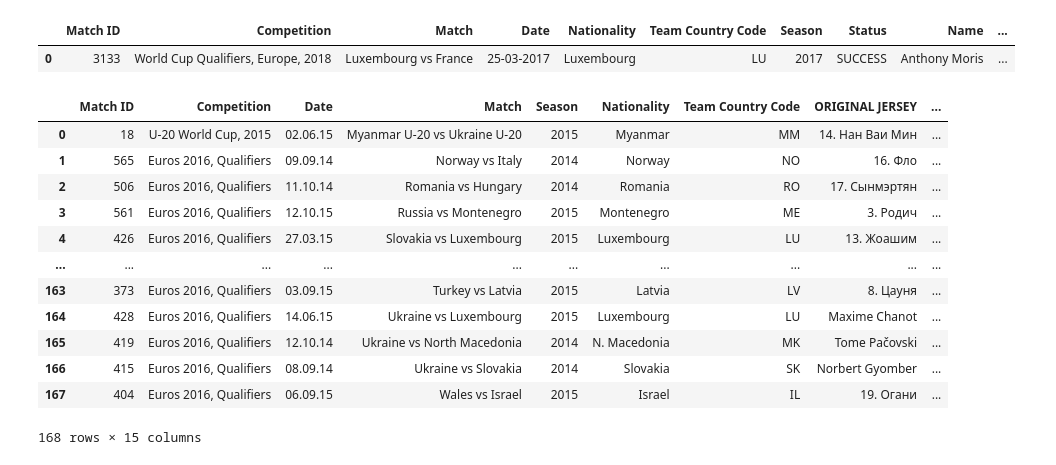
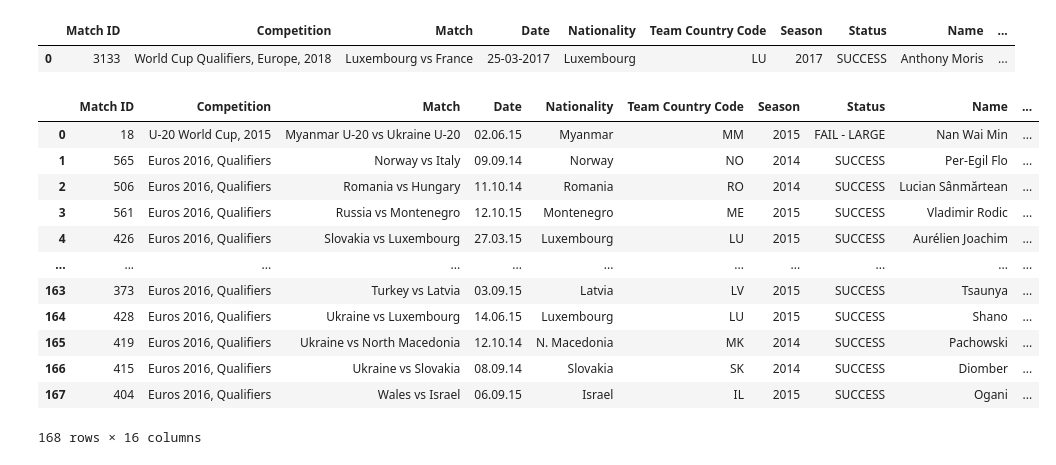
Before and after one commit to finnlsmith/footy_project_market_value_rankings, a Jupyter notebook: create_dataset_1/add_dfs_to_large_df.ipynb, the cells around one changed output. Cells and saved outputs as stored; diff of their text form; code cells hidden in the pictures.

```diff
--- a/create_dataset_1/add_dfs_to_large_df.ipynb
+++ b/create_dataset_1/add_dfs_to_large_df.ipynb
@@ -448,6 +448,8 @@ pink_Cyrillic = pink_Cyrillic.drop(columns={'Unnamed: 0', 'DF index', 'Status Ne
 pink_Cyrillic = pink_Cyrillic.rename(columns={'Country Code': 'Team Country Code'})
 pink_Cyrillic = pink_Cyrillic.rename(columns={'English Name': 'Name'})
 pink_Cyrillic = pink_Cyrillic.rename(columns={'Market Value New': 'Market Value'})
+pink_Cyrillic['Lookup Still Required?'] = False
+pink_Cyrillic['Impute Required?'] = False
 # %%
 # combined_DF_NEWEST = pd.concat([combined_DF_NEWEST, pink_weird], ignore_index=True)
 # %%
@@ -457,19 +459,29 @@ combined_DF_NEWEST.head(1)
 # %% [output]
 |  | Match ID | Competition | Match | Date | Nationality | Team Country Code | Season | Status | Name | ... |
 | 0 | 3133 | World Cup Qualifiers, Europe, 2018 | Luxembourg vs France | 25-03-2017 | Luxembourg | LU | 2017 | SUCCESS | Anthony Moris | ... |
-# %%
-pink_Cyrillic
-# %% [output]
-|  | Match ID | Competition | Date | Match | Season | Nationality | Team Country Code | ORIGINAL JERSEY | ... |
-| 0 | 18 | U-20 World Cup, 2015 | 02.06.15 | Myanmar U-20 vs Ukraine U-20 | 2015 | Myanmar | MM | 14. Нан Ваи Мин | ... |
-| 1 | 565 | Euros 2016, Qualifiers | 09.09.14 | Norway vs Italy | 2014 | Norway | NO | 16. Фло | ... |
-| 2 | 506 | Euros 2016, Qualifiers | 11.10.14 | Romania vs Hungary | 2014 | Romania | RO | 17. Сынмэртян | ... |
-| 3 | 561 | Euros 2016, Qualifiers | 12.10.15 | Russia vs Montenegro | 2015 | Montenegro | ME | 3. Родич | ... |
-| 4 | 426 | Euros 2016, Qualifiers | 27.03.15 | Slovakia vs Luxembourg | 2015 | Luxembourg | LU | 13. Жоашим | ... |
-| ... | ... | ... | ... | ... | ... | ... | ... | ... | ... |
-| 163 | 373 | Euros 2016, Qualifiers | 03.09.15 | Turkey vs Latvia | 2015 | Latvia | LV | 8. Цауня | ... |
-| 164 | 428 | Euros 2016, Qualifiers | 14.06.15 | Ukraine vs Luxembourg | 2015 | Luxembourg | LU | Maxime Chanot | ... |
-| 165 | 419 | Euros 2016, Qualifiers | 12.10.14 | Ukraine vs North Macedonia | 2014 | N. Macedonia | MK | Tome Pačovski | ... |
-| 166 | 415 | Euros 2016, Qualifiers | 08.09.14 | Ukraine vs Slovakia | 2014 | Slovakia | SK | Norbert Gyomber | ... |
-| 167 | 404 | Euros 2016, Qualifiers | 06.09.15 | Wales vs Israel | 2015 | Israel | IL | 19. Огани | ... |
-168 rows × 15 columns
+# %%
+new_order = [
+    'Match ID', 'Competition', 'Match', 'Date', 'Nationality',
+    'Team Country Code', 'Season', 'Status', 'Name',
+    'Market Value', 'Lookup Still Required?', 'Lookup Return Case',
+    'Impute Required?', 'Name(s) Found', 'ORIGINAL JERSEY',
+    'Match Case'
+]
+
+pink_Cyrillic = pink_Cyrillic[new_order]
+pink_Cyrillic['Lookup Still Required?'].fillna(' ')
+pink_Cyrillic
+# %% [output]
+|  | Match ID | Competition | Match | Date | Nationality | Team Country Code | Season | Status | Name | ... |
+| 0 | 18 | U-20 World Cup, 2015 | Myanmar U-20 vs Ukraine U-20 | 02.06.15 | Myanmar | MM | 2015 | FAIL - LARGE | Nan Wai Min | ... |
+| 1 | 565 | Euros 2016, Qualifiers | Norway vs Italy | 09.09.14 | Norway | NO | 2014 | SUCCESS | Per-Egil Flo | ... |
+| 2 | 506 | Euros 2016, Qualifiers | Romania vs Hungary | 11.10.14 | Romania | RO | 2014 | SUCCESS | Lucian Sânmărtean | ... |
+| 3 | 561 | Euros 2016, Qualifiers | Russia vs Montenegro | 12.10.15 | Montenegro | ME | 2015 | SUCCESS | Vladimir Rodic | ... |
+| 4 | 426 | Euros 2016, Qualifiers | Slovakia vs Luxembourg | 27.03.15 | Luxembourg | LU | 2015 | SUCCESS | Aurélien Joachim | ... |
+| ... | ... | ... | ... | ... | ... | ... | ... | ... | ... | ... |
+| 163 | 373 | Euros 2016, Qualifiers | Turkey vs Latvia | 03.09.15 | Latvia | LV | 2015 | SUCCESS | Tsaunya | ... |
+| 164 | 428 | Euros 2016, Qualifiers | Ukraine vs Luxembourg | 14.06.15 | Luxembourg | LU | 2015 | SUCCESS | Shano | ... |
+| 165 | 419 | Euros 2016, Qualifiers | Ukraine vs North Macedonia | 12.10.14 | N. Macedonia | MK | 2014 | SUCCESS | Pachowski | ... |
+| 166 | 415 | Euros 2016, Qualifiers | Ukraine vs Slovakia | 08.09.14 | Slovakia | SK | 2014 | SUCCESS | Diomber | ... |
+| 167 | 404 | Euros 2016, Qualifiers | Wales vs Israel | 06.09.15 | Israel | IL | 2015 | SUCCESS | Ogani | ... |
+168 rows × 16 columns
```
Also changed, not shown: parts of 2 cells of this notebook, 2 other files.
